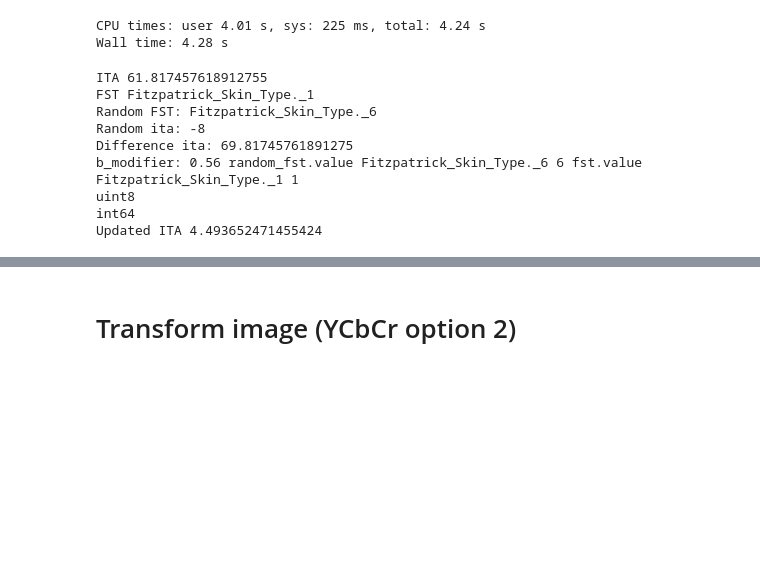
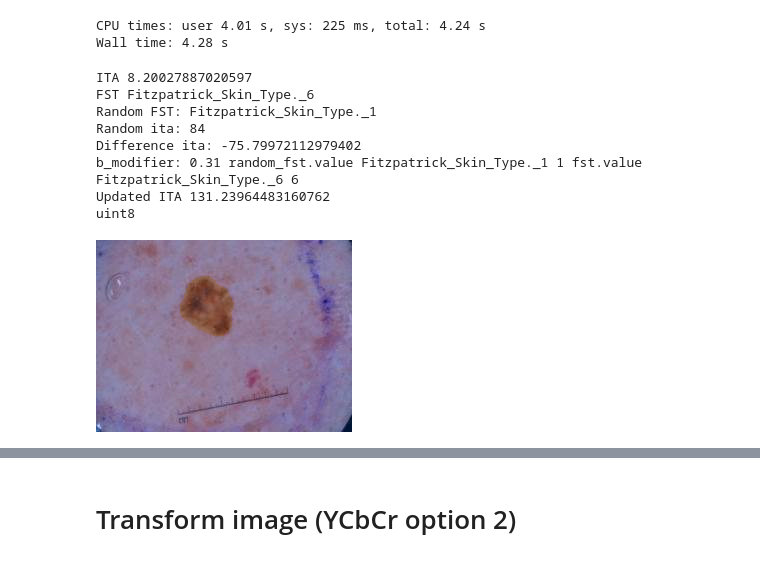
Before and after one commit to AdamCorbinFAUPhD/skin-augmentation, a Jupyter notebook: starGAN_replacement_tests.ipynb, the cells around one changed output, grey strips where cells are left out. Saved outputs shown, nothing was run; the diff lists cells and outputs as text; code cells hidden in the pictures; blank space fills up the shorter version.

Commit message:
fixing transform_image

```diff
--- a/starGAN_replacement_tests.ipynb
+++ b/starGAN_replacement_tests.ipynb
@@ -776,10 +776,10 @@ def transform_image(image, mask,desired_fst=None, verbose=False):
             b_modifier = .56
             l_modifier = -.65
         a_modifier = .1
-    print(f"b_modifier: {b_modifier} random_fst.value {random_fst} {random_fst.value} fst.value {fst} {fst.value}")
-    print(lab_image.dtype)
+    if verbose:print(f"b_modifier: {b_modifier} random_fst.value {random_fst} {random_fst.value} fst.value {fst} {fst.value}")
+    #print(lab_image.dtype)
     lab_image = safe_convert(lab_image,np.int64)
-    print(lab_image.dtype)
+    #print(lab_image.dtype)
     lab_image[:,:,2][mask] += int(difference * b_modifier)
     lab_image[:,:,1][mask] += int(difference * a_modifier)
     lab_image[:,:,0][mask] += int(difference * l_modifier)
@@ -787,20 +787,21 @@ def transform_image(image, mask,desired_fst=None, verbose=False):
 
 
     # Convert the image back to the original color space
-    adjusted_image = cv2.cvtColor(lab_image, cv2.COLOR_LAB2BGR)
+    adjusted_image = cv2.cvtColor(lab_image, cv2.COLOR_LAB2RGB)
 
-    # Save the LAB image to a file
-    cv2.imwrite("test.jpg", adjusted_image)
+    if verbose:
+        # Save the LAB image to a file
+        cv2.imwrite("test.jpg", adjusted_image)
 
-    image = Image.open(io.BytesIO(open("test.jpg","rb").read()))
+        image = Image.open(io.BytesIO(open("test.jpg","rb").read()))
 
-    image_ita = get_cropped_center_ita(image)
-    if verbose: print(f"Updated ITA {image_ita}")
-
+        image_ita = get_cropped_center_ita(image)
+        print(f"Updated ITA {image_ita}")
+    print(adjusted_image.dtype)
     # To get a PIL image type you need to do this:
     # Image.fromarray(util.img_as_ubyte(rgb))
     # source: https://stackoverflow.com/a/55893334
-    #return rgb
+    return adjusted_image
 # %%
 %%time
 dict_data = {}
@@ -828,17 +829,20 @@ image_index = random.randint(0,1000)
 # %%
 image = Image.open(io.BytesIO(df.iloc[image_index].image))
 masked_image = Image.open(df.iloc[image_index].file)
-image_rgb = transform_image(image, masked_image,Fitzpatrick_Skin_Type._6, verbose=True)
+image_rgb = transform_image(image, masked_image,Fitzpatrick_Skin_Type._1, verbose=True)
 # %% [output]
-ITA 61.817457618912755
-FST Fitzpatrick_Skin_Type._1
-Random FST: Fitzpatrick_Skin_Type._6
-Random ita: -8
-Difference ita: 69.81745761891275
-b_modifier: 0.56 random_fst.value Fitzpatrick_Skin_Type._6 6 fst.value Fitzpatrick_Skin_Type._1 1
+ITA 8.20027887020597
+FST Fitzpatrick_Skin_Type._6
+Random FST: Fitzpatrick_Skin_Type._1
+Random ita: 84
+Difference ita: -75.79972112979402
+b_modifier: 0.31 random_fst.value Fitzpatrick_Skin_Type._1 1 fst.value Fitzpatrick_Skin_Type._6 6
+Updated ITA 131.23964483160762
 uint8
-int64
-Updated ITA 4.493652471455424
+# %%
+Image.fromarray(util.img_as_ubyte(image_rgb))
+# %% [output]
+[figure, added]
 # %%
 f, axes = plt.subplots(1, 3)
 f.set_size_inches(20,7)
```
Also changed, not shown: parts of 1 cell of this notebook.
